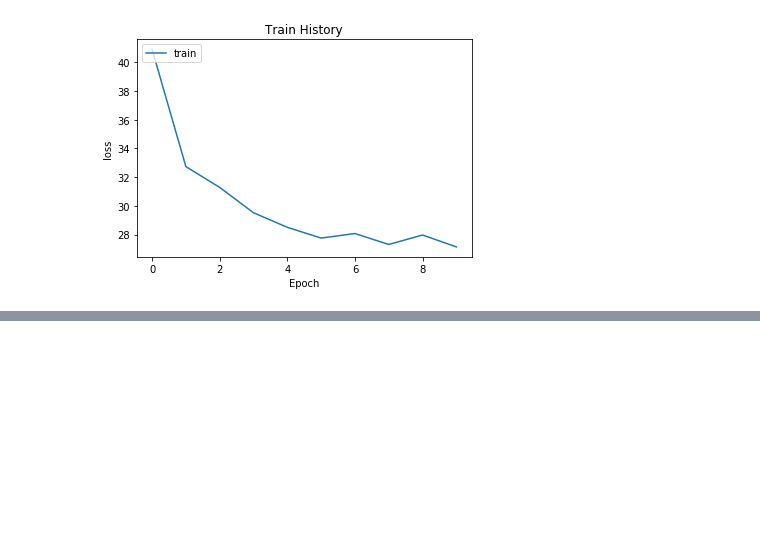
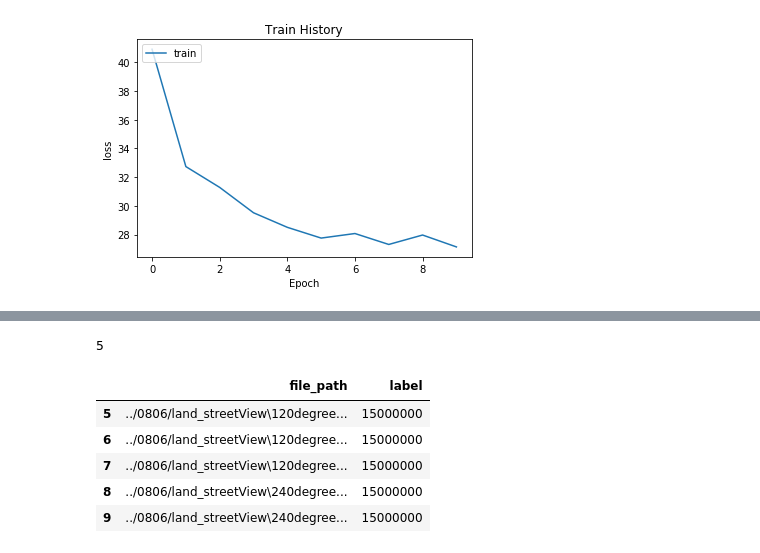
Before and after one commit to johnny12150/19-lab-summer-training, a Jupyter notebook: 0808/multimodal.ipynb, the cells around one changed output, grey strips where cells are left out. Cells and saved outputs as stored; diff of their text form; code cells hidden in the pictures; blank space fills up the shorter version.

```diff
--- a/0808/multimodal.ipynb
+++ b/0808/multimodal.ipynb
@@ -445,0 +489,10 @@ show_train_history(train_history, 'loss')
+# %%
+data_generator.__next__()
+# %% [output]
+5
+|  | file_path | label |
+| 5 | ../0806/land_streetView\120degree... | 15000000 |
+| 6 | ../0806/land_streetView\120degree... | 15000000 |
+| 7 | ../0806/land_streetView\120degree... | 15000000 |
+| 8 | ../0806/land_streetView\240degree... | 15000000 |
+| 9 | ../0806/land_streetView\240degree... | 15000000 |
```
Also changed, not shown: parts of 12 cells of this notebook.
